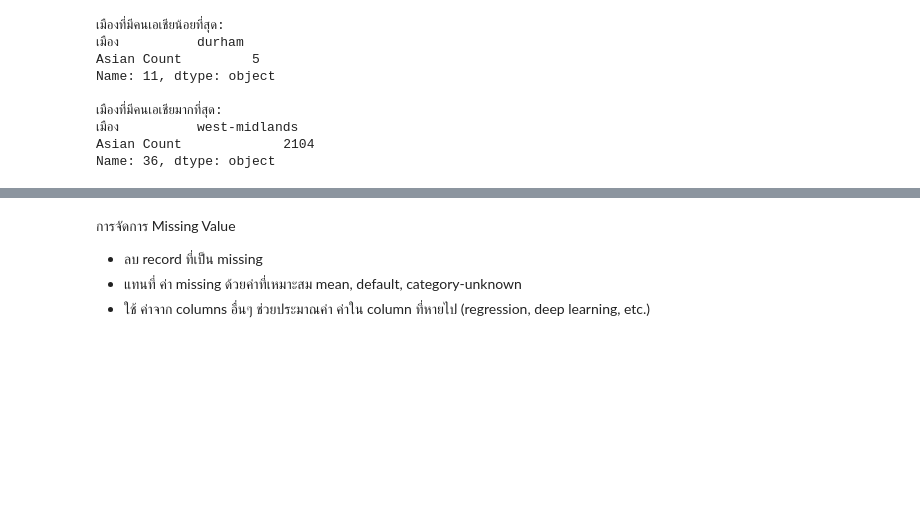
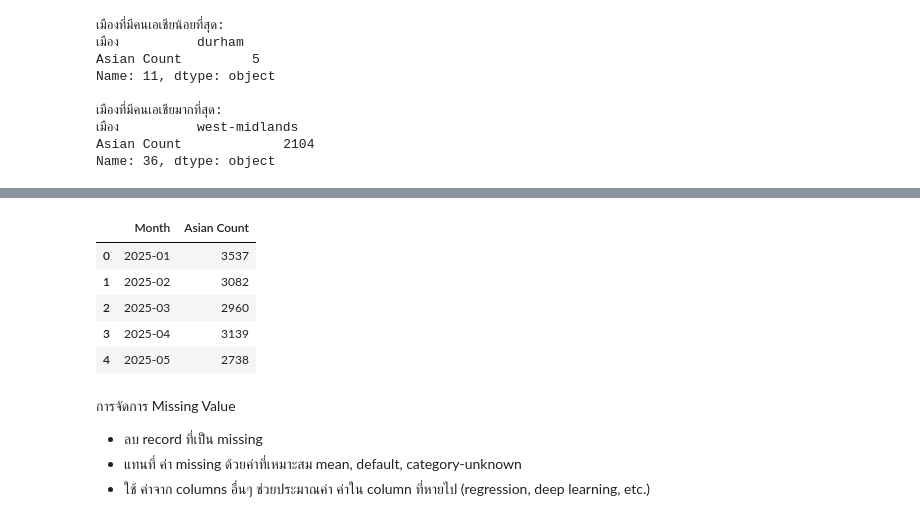
Before and after one commit to woraphonp-038-5/dataviz2025, a Jupyter notebook: Pandas_101_2025.ipynb, the cells around one changed output, grey strips where cells are left out. Saved outputs shown, nothing was run; the diff lists cells and outputs as text; code cells hidden in the pictures; blank space fills up the shorter version.

```diff
--- a/Pandas_101_2025.ipynb
+++ b/Pandas_101_2025.ipynb
@@ -407,3 +481,12 @@ Name: 36, dtype: object
+# %%
+counts
+# %% [output]
+|  | Month | Asian Count |
+| 0 | 2025-01 | 3537 |
+| 1 | 2025-02 | 3082 |
+| 2 | 2025-03 | 2960 |
+| 3 | 2025-04 | 3139 |
+| 4 | 2025-05 | 2738 |
 # %% [markdown]
 การจัดการ Missing Value
 
```
Also changed, not shown: parts of 6 cells of this notebook.
